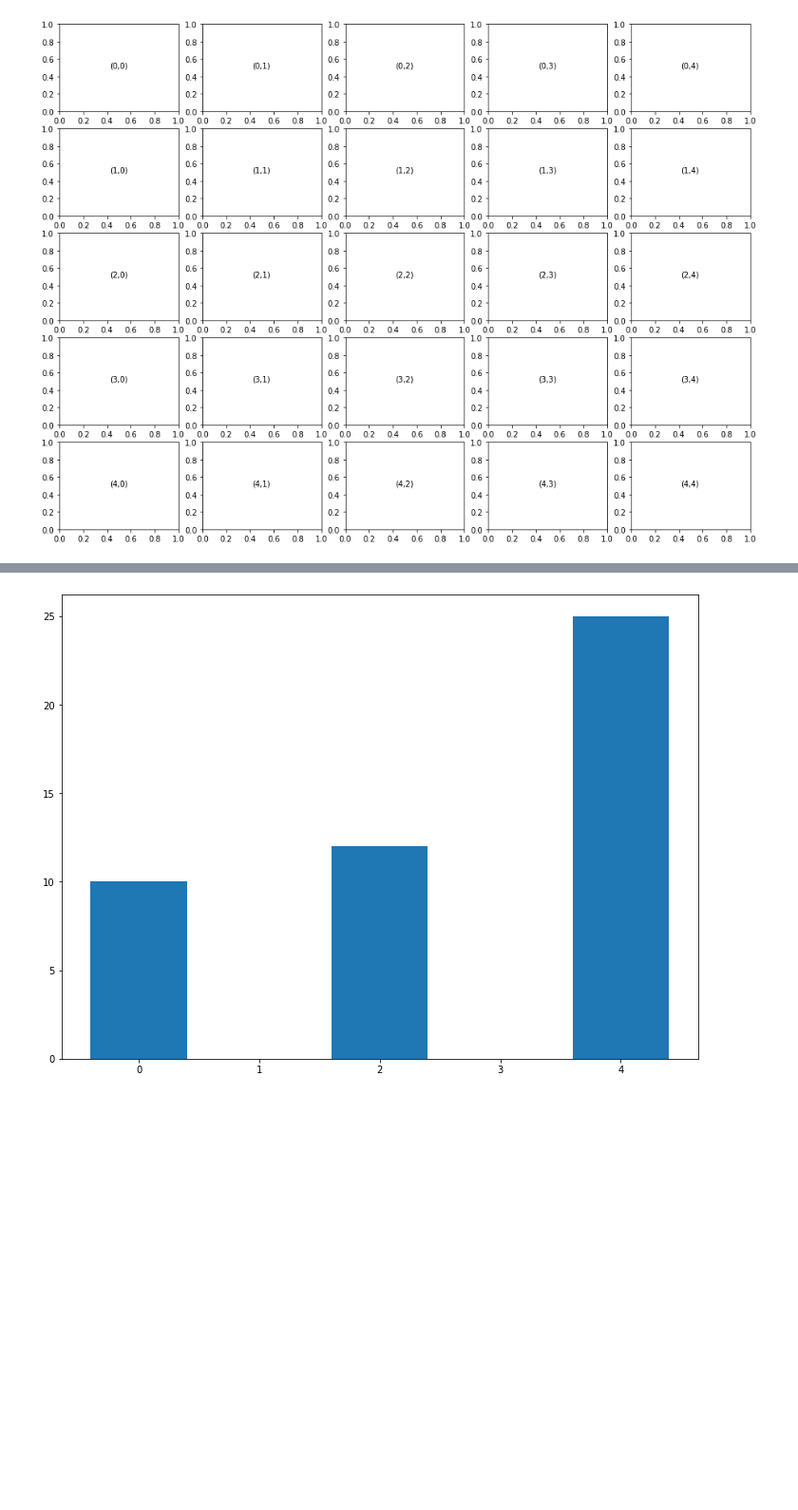
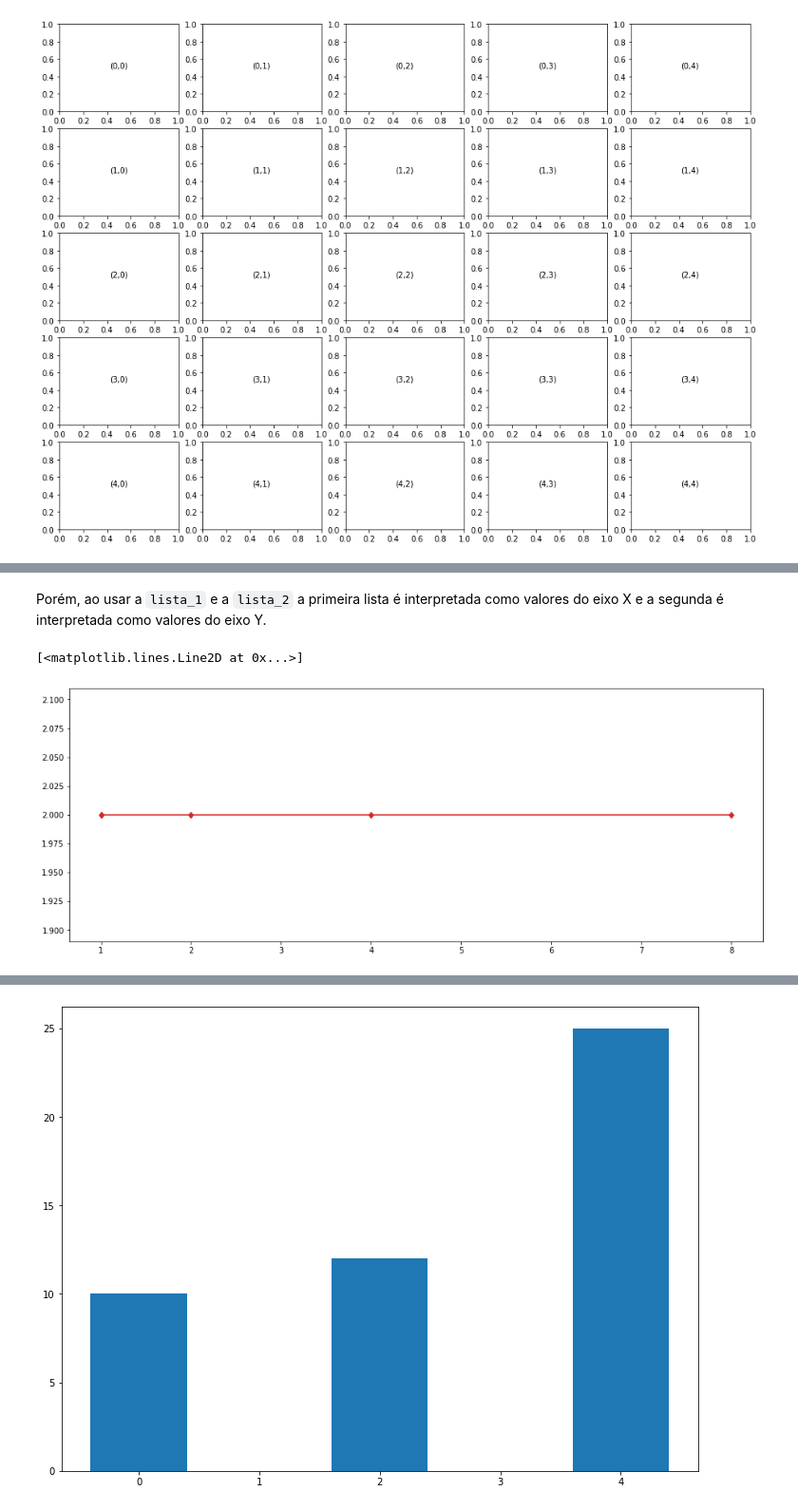
Before and after one commit to aulas-e-palestras/inove-python, a Jupyter notebook: 005_data_viz_matplotlib.ipynb, the cells around one changed output, grey strips where cells are left out. Shown at 95% size. Cells and saved outputs as stored; diff of their text form; code cells hidden in the pictures; blank space fills up the shorter version.

````diff
--- a/005_data_viz_matplotlib.ipynb
+++ b/005_data_viz_matplotlib.ipynb
@@ -472,0 +175,11 @@ plt.show()
+# %% [markdown]
+Porém, ao usar a ```lista_1``` e a ```lista_2``` a primeira lista é interpretada como valores do eixo X e a segunda é interpretada como valores do eixo Y.
+# %%
+## cor e marcadores
+
+f, ax = plt.subplots(figsize=(16,6))
+
+ax.plot(lista_1,lista_2,marker='d',color='tab:red')
+# %% [output]
+[<matplotlib.lines.Line2D at 0x...>]
+[figure, added]
````
Also changed, not shown: parts of 66 cells of this notebook.
